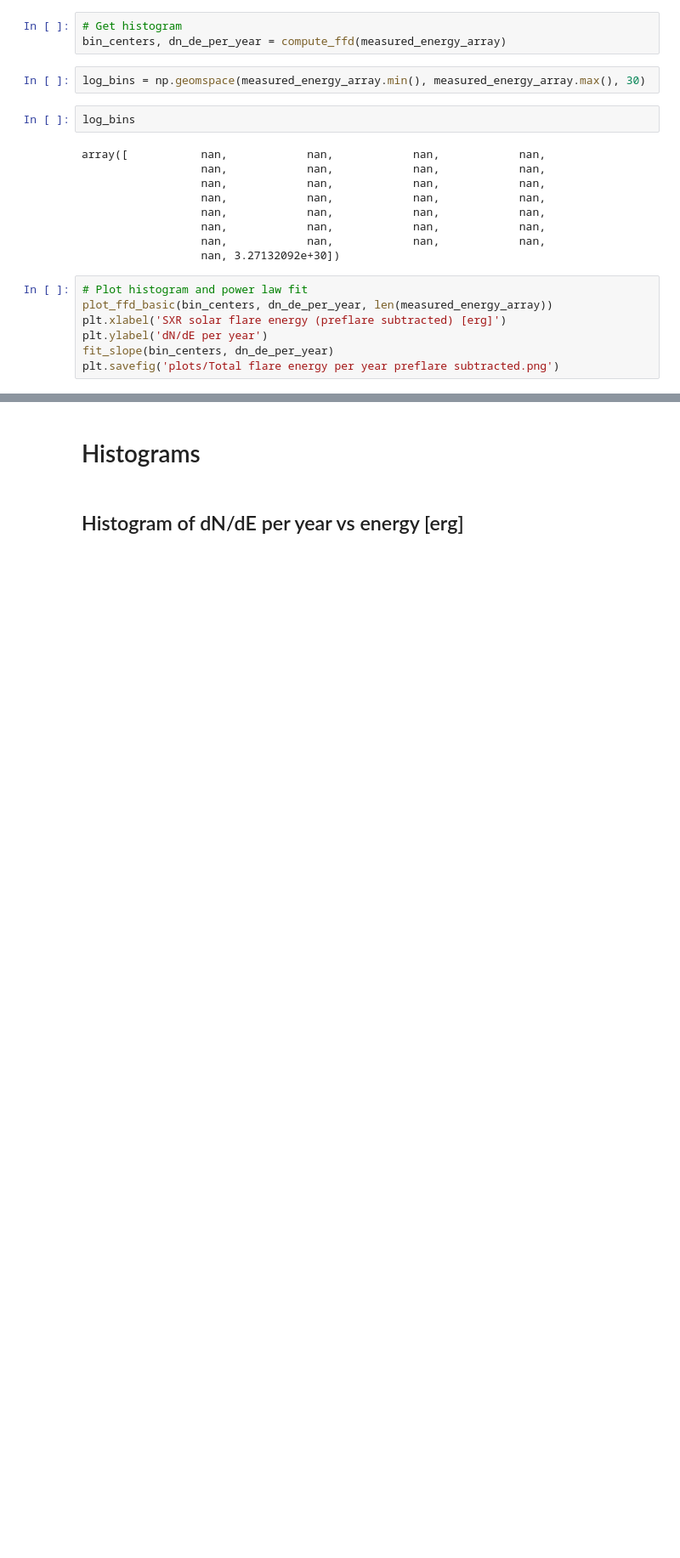
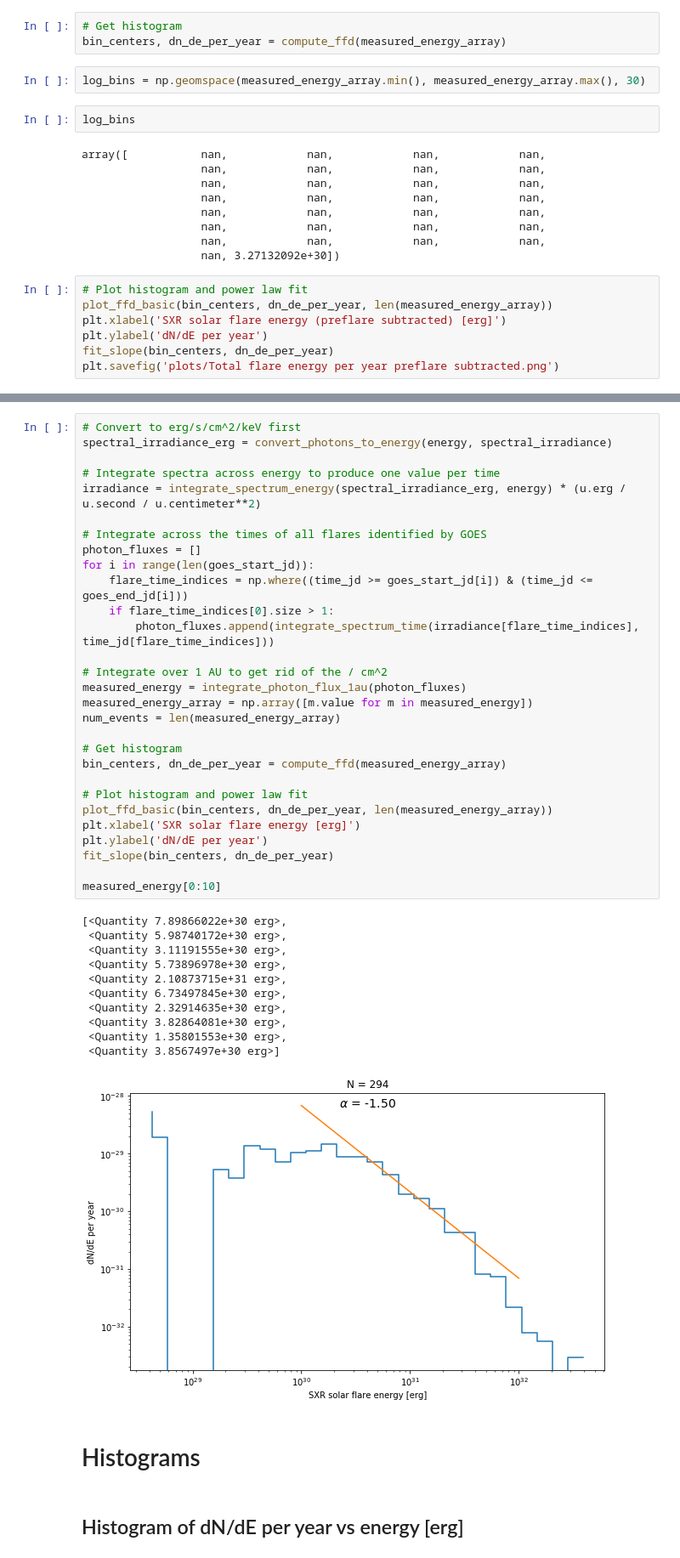
Before and after one commit to jmason86/MinXSS_Flare_Frequency_Distribution, a Jupyter notebook: minxss_make_flare_frequency_distribution.ipynb, the cells around one changed output, grey strips where cells are left out. Shown at 85% size. Saved outputs shown, nothing was run; the diff lists cells and outputs as text; blank space fills up the shorter version.

```diff
--- a/minxss_make_flare_frequency_distribution.ipynb
+++ b/minxss_make_flare_frequency_distribution.ipynb
@@ -224,3 +226,44 @@ plt.savefig('plots/Total flare energy per year preflare subtracted.png')
+# %%
+# Convert to erg/s/cm^2/keV first
+spectral_irradiance_erg = convert_photons_to_energy(energy, spectral_irradiance)
+
+# Integrate spectra across energy to produce one value per time
+irradiance = integrate_spectrum_energy(spectral_irradiance_erg, energy) * (u.erg / u.second / u.centimeter**2)
+
+# Integrate across the times of all flares identified by GOES
+photon_fluxes = []
+for i in range(len(goes_start_jd)):
+    flare_time_indices = np.where((time_jd >= goes_start_jd[i]) & (time_jd <= goes_end_jd[i]))
+    if flare_time_indices[0].size > 1:
+        photon_fluxes.append(integrate_spectrum_time(irradiance[flare_time_indices], time_jd[flare_time_indices]))
+
+# Integrate over 1 AU to get rid of the / cm^2
+measured_energy = integrate_photon_flux_1au(photon_fluxes)
+measured_energy_array = np.array([m.value for m in measured_energy])
+num_events = len(measured_energy_array)
+
+# Get histogram
+bin_centers, dn_de_per_year = compute_ffd(measured_energy_array)
+
+# Plot histogram and power law fit
+plot_ffd_basic(bin_centers, dn_de_per_year, len(measured_energy_array))
+plt.xlabel('SXR solar flare energy [erg]')
+plt.ylabel('dN/dE per year')
+fit_slope(bin_centers, dn_de_per_year)
+
+measured_energy[0:10]
+# %% [output]
+[<Quantity 7.89866022e+30 erg>,
+ <Quantity 5.98740172e+30 erg>,
+ <Quantity 3.11191555e+30 erg>,
+ <Quantity 5.73896978e+30 erg>,
+ <Quantity 2.10873715e+31 erg>,
+ <Quantity 6.73497845e+30 erg>,
+ <Quantity 2.32914635e+30 erg>,
+ <Quantity 3.82864081e+30 erg>,
+ <Quantity 1.35801553e+30 erg>,
+ <Quantity 3.8567497e+30 erg>]
+[figure, added]
 # %% [markdown]
 # Histograms
 # %% [markdown]
```
Also changed, not shown: parts of 2 cells of this notebook.
